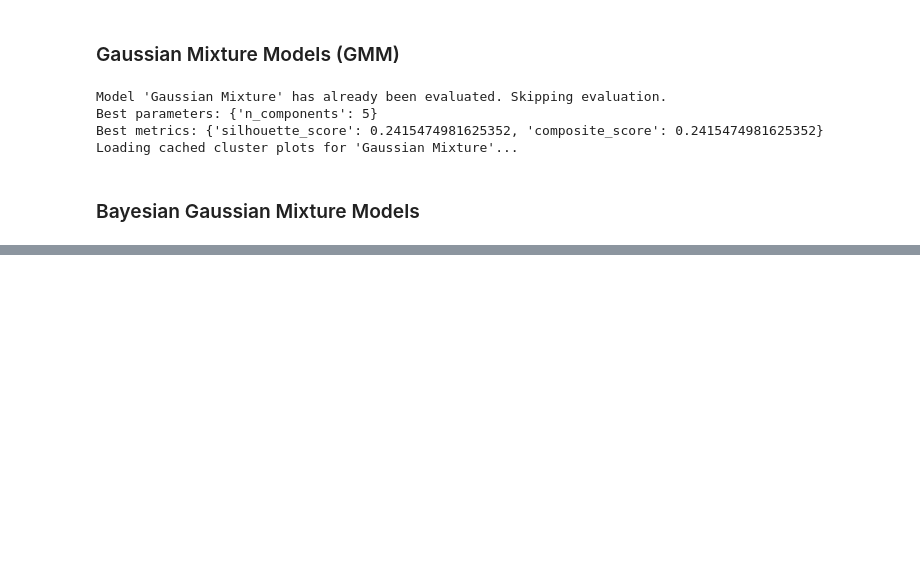
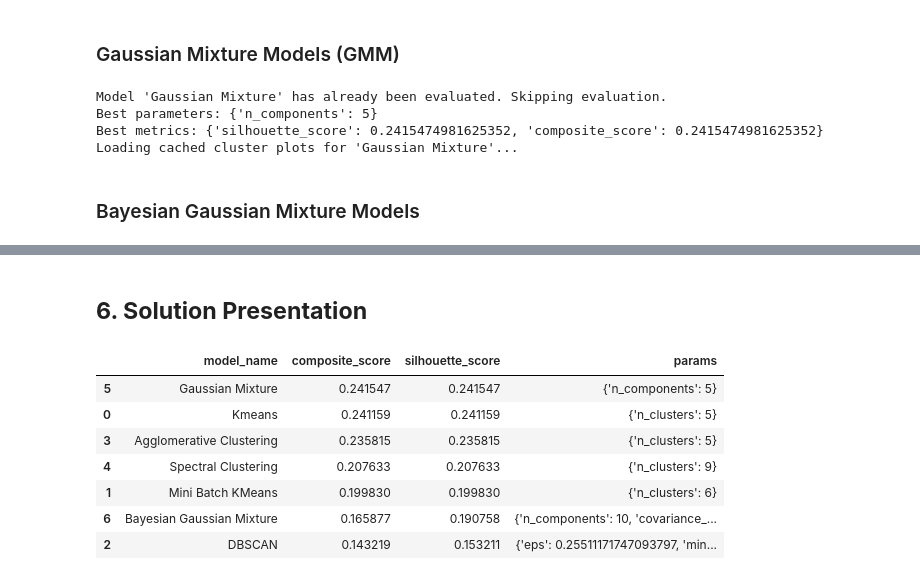
Before and after one commit to davidsmv/MachineLearningPortfolio, a Jupyter notebook: unsupervised_projects/1 - Clustering_For_Heart_Disease_Analysis.ipynb, the cells around one changed output, grey strips where cells are left out. Cells and saved outputs as stored; diff of their text form; code cells hidden in the pictures; blank space fills up the shorter version.

```diff
--- a/unsupervised_projects/1 - Clustering_For_Heart_Disease_Analysis.ipynb
+++ b/unsupervised_projects/1 - Clustering_For_Heart_Disease_Analysis.ipynb
@@ -1548,0 +1513,24 @@ Saved to ../data/clustering_for_heart_disease_analysis_project/bayesian_gaussian
+# %% [markdown]
+## **6. Solution Presentation**
+# %%
+results = load_results()
+
+df = pd.DataFrame.from_dict(results, orient="index")
+df["silhouette_score"] = df["metrics"].apply(lambda x: x["silhouette_score"])
+df["composite_score"] = df["metrics"].apply(lambda x: x["composite_score"])
+df["model_name"] = df.index
+df.drop(columns=["metrics"], inplace=True)
+df.reset_index(drop=True, inplace=True)
+df.sort_values(by="composite_score", ascending=False, inplace=True)
+# Reorder columns for better readability
+df = df[["model_name", "composite_score", "silhouette_score", "params"]]
+df
+# %% [output]
+|  | model_name | composite_score | silhouette_score | params |
+| 5 | Gaussian Mixture | 0.241547 | 0.241547 | {'n_components': 5} |
+| 0 | Kmeans | 0.241159 | 0.241159 | {'n_clusters': 5} |
+| 3 | Agglomerative Clustering | 0.235815 | 0.235815 | {'n_clusters': 5} |
+| 4 | Spectral Clustering | 0.207633 | 0.207633 | {'n_clusters': 9} |
+| 1 | Mini Batch KMeans | 0.199830 | 0.199830 | {'n_clusters': 6} |
+| 6 | Bayesian Gaussian Mixture | 0.165877 | 0.190758 | {'n_components': 10, 'covariance_... |
+| 2 | DBSCAN | 0.143219 | 0.153211 | {'eps': 0.25511171747093797, 'min... |
```
Also changed, not shown: parts of 3 cells of this notebook.
